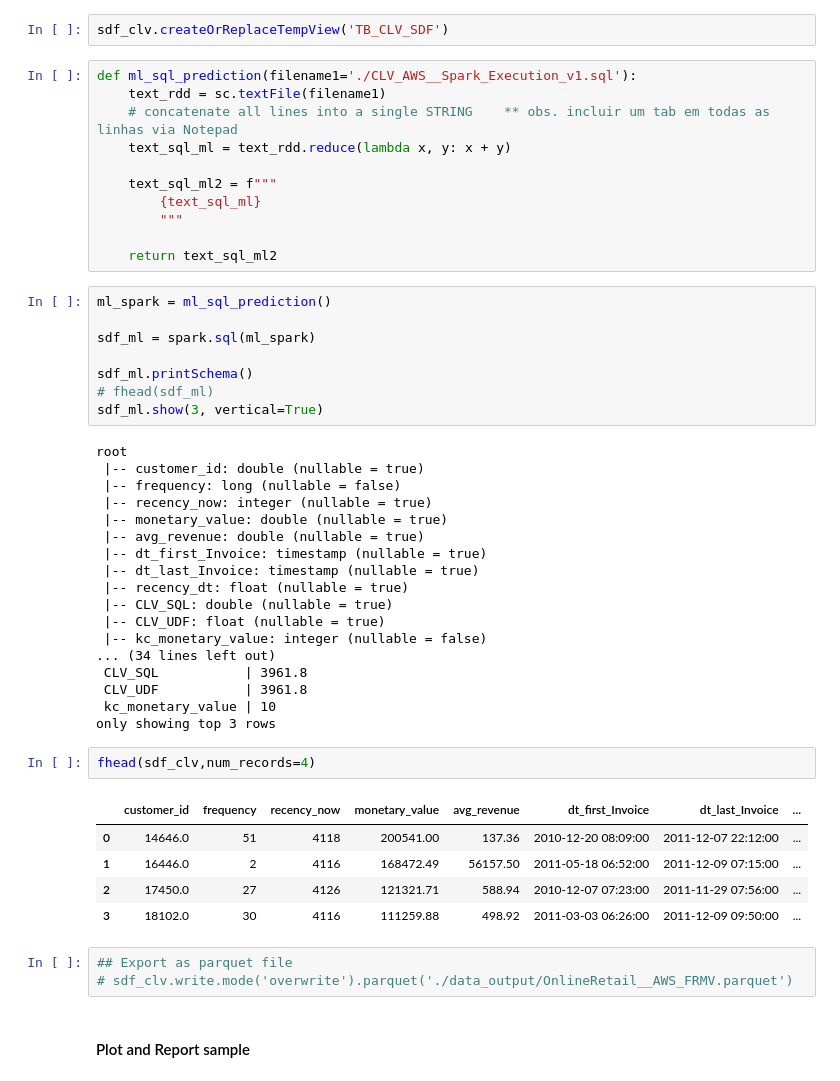
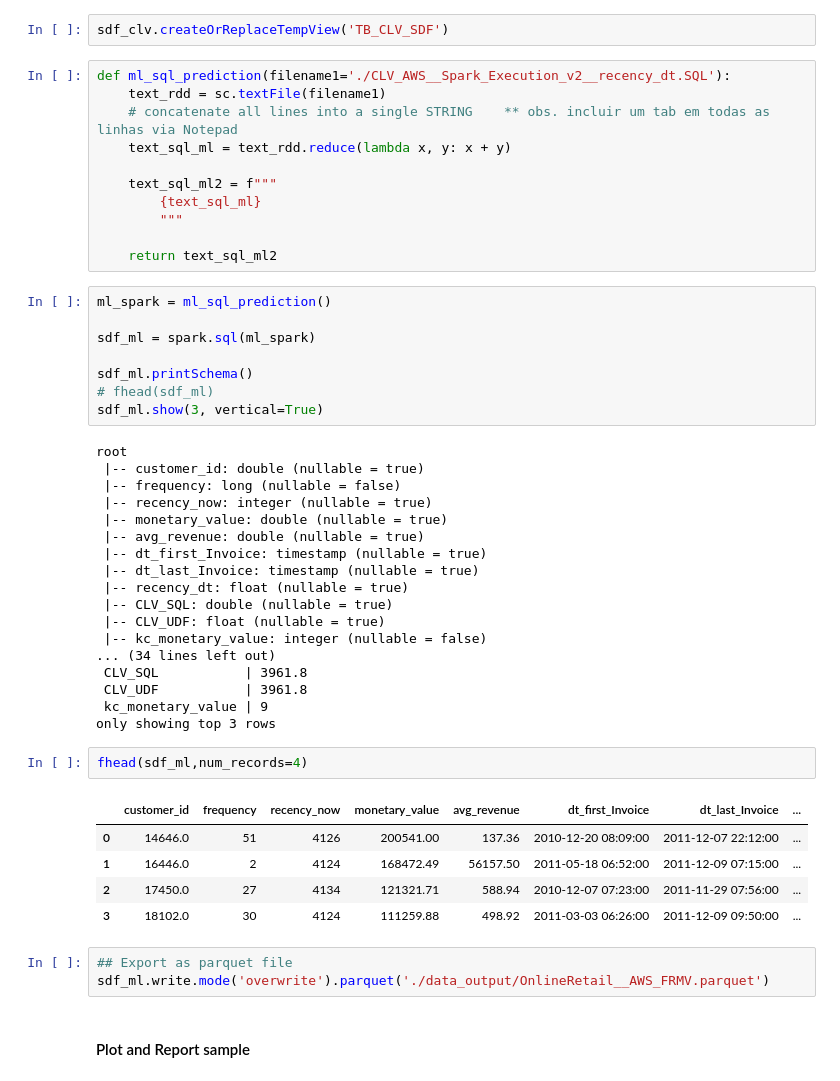
Before and after one commit to ThiagoBarsante/AWS_architecture__BigData, a Jupyter notebook: Customer_value_demo/bin/Customer_Value_demo__using_Spark3-local-execution.ipynb, the cells around one changed output. Drawn from its saved outputs; the diff is of its cells as text.

```diff
--- a/Customer_value_demo/bin/Customer_Value_demo__using_Spark3-local-execution.ipynb
+++ b/Customer_value_demo/bin/Customer_Value_demo__using_Spark3-local-execution.ipynb
@@ -161,7 +161,7 @@ clv_SQL and clv_udf provide the same information - just show how to implement it
 # %%
 sdf_clv.createOrReplaceTempView('TB_CLV_SDF')
 # %%
-def ml_sql_prediction(filename1='./CLV_AWS__Spark_Execution_v1.sql'):
+def ml_sql_prediction(filename1='./CLV_AWS__Spark_Execution_v2__recency_dt.SQL'):
 	text_rdd = sc.textFile(filename1)
 	# concatenate all lines into a single STRING   	** obs. incluir um tab em todas as linhas via Notepad
 	text_sql_ml = text_rdd.reduce(lambda x, y: x + y)
@@ -195,19 +195,19 @@ root
 ... (34 lines left out)
  CLV_SQL           | 3961.8
  CLV_UDF           | 3961.8
- kc_monetary_value | 10
+ kc_monetary_value | 9
 only showing top 3 rows
 # %%
-fhead(sdf_clv,num_records=4)
+fhead(sdf_ml,num_records=4)
 # %% [output]
 |  | customer_id | frequency | recency_now | monetary_value | avg_revenue | dt_first_Invoice | dt_last_Invoice | ... |
-| 0 | 14646.0 | 51 | 4118 | 200541.00 | 137.36 | 2010-12-20 08:09:00 | 2011-12-07 22:12:00 | ... |
-| 1 | 16446.0 | 2 | 4116 | 168472.49 | 56157.50 | 2011-05-18 06:52:00 | 2011-12-09 07:15:00 | ... |
-| 2 | 17450.0 | 27 | 4126 | 121321.71 | 588.94 | 2010-12-07 07:23:00 | 2011-11-29 07:56:00 | ... |
-| 3 | 18102.0 | 30 | 4116 | 111259.88 | 498.92 | 2011-03-03 06:26:00 | 2011-12-09 09:50:00 | ... |
+| 0 | 14646.0 | 51 | 4126 | 200541.00 | 137.36 | 2010-12-20 08:09:00 | 2011-12-07 22:12:00 | ... |
+| 1 | 16446.0 | 2 | 4124 | 168472.49 | 56157.50 | 2011-05-18 06:52:00 | 2011-12-09 07:15:00 | ... |
+| 2 | 17450.0 | 27 | 4134 | 121321.71 | 588.94 | 2010-12-07 07:23:00 | 2011-11-29 07:56:00 | ... |
+| 3 | 18102.0 | 30 | 4124 | 111259.88 | 498.92 | 2011-03-03 06:26:00 | 2011-12-09 09:50:00 | ... |
 # %%
 ## Export as parquet file
-# sdf_clv.write.mode('overwrite').parquet('./data_output/OnlineRetail__AWS_FRMV.parquet')
+sdf_ml.write.mode('overwrite').parquet('./data_output/OnlineRetail__AWS_FRMV.parquet')
 # %% [markdown]
 #### Plot and Report sample
 # %%
```
Also changed, not shown: parts of 7 cells of this notebook, 32 other files.
